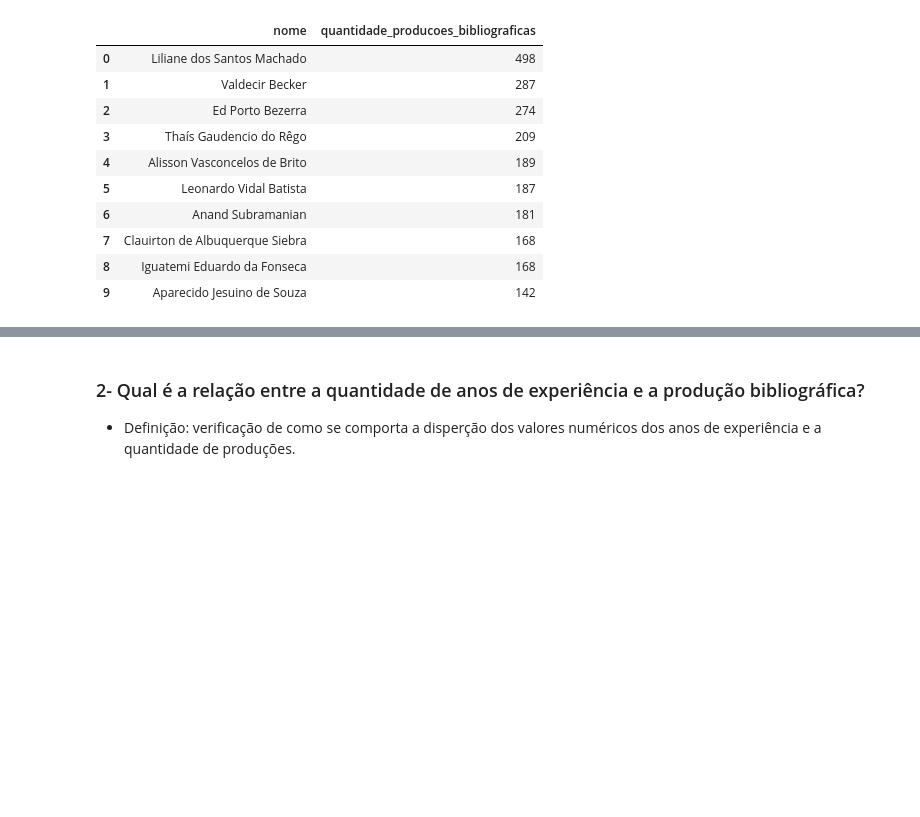
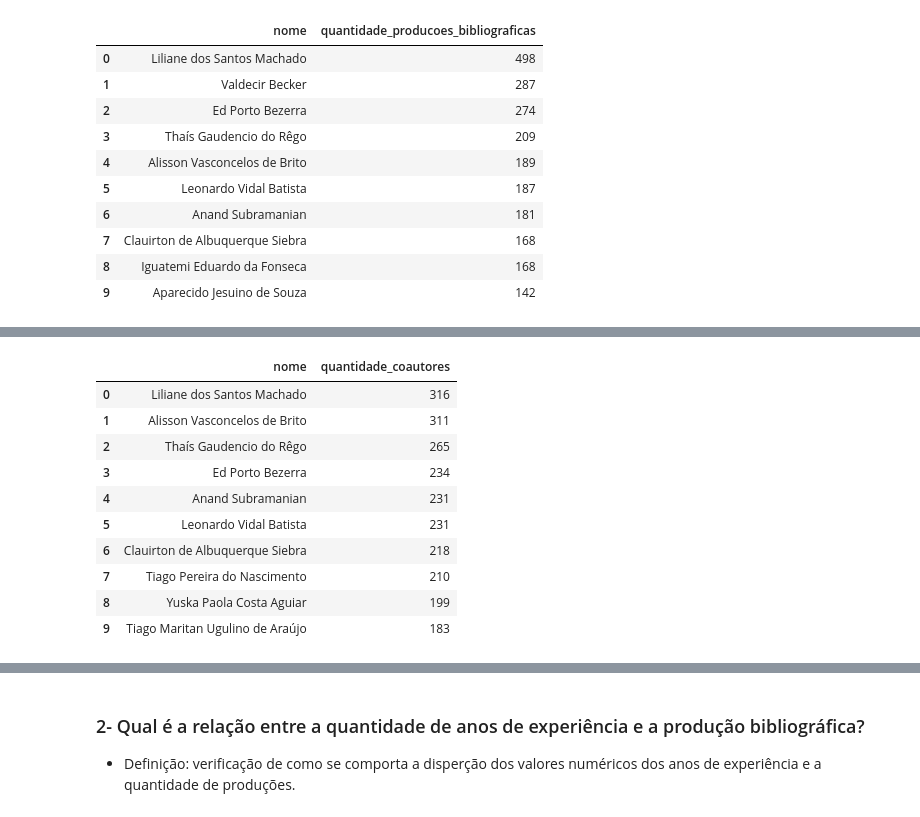
Before and after one commit to cacdia/lattes, a Jupyter notebook: notebook/notebook_relatorio.ipynb, the cells around one changed output, grey strips where cells are left out. Drawn from its saved outputs; the diff is of its cells as text; code cells hidden in the pictures; blank space fills up the shorter version.

```diff
--- a/notebook/notebook_relatorio.ipynb
+++ b/notebook/notebook_relatorio.ipynb
@@ -245,0 +262,16 @@ plt.show()
+# %%
+top_coaut = ranking_coaut.head(10).reset_index(drop=True)
+
+top_coaut
+# %% [output]
+|  | nome | quantidade_coautores |
+| 0 | Liliane dos Santos Machado | 316 |
+| 1 | Alisson Vasconcelos de Brito | 311 |
+| 2 | Thaís Gaudencio do Rêgo | 265 |
+| 3 | Ed Porto Bezerra | 234 |
+| 4 | Anand Subramanian | 231 |
+| 5 | Leonardo Vidal Batista | 231 |
+| 6 | Clauirton de Albuquerque Siebra | 218 |
+| 7 | Tiago Pereira do Nascimento | 210 |
+| 8 | Yuska Paola Costa Aguiar | 199 |
+| 9 | Tiago Maritan Ugulino de Araújo | 183 |
```
Also changed, not shown: parts of 10 cells of this notebook.
